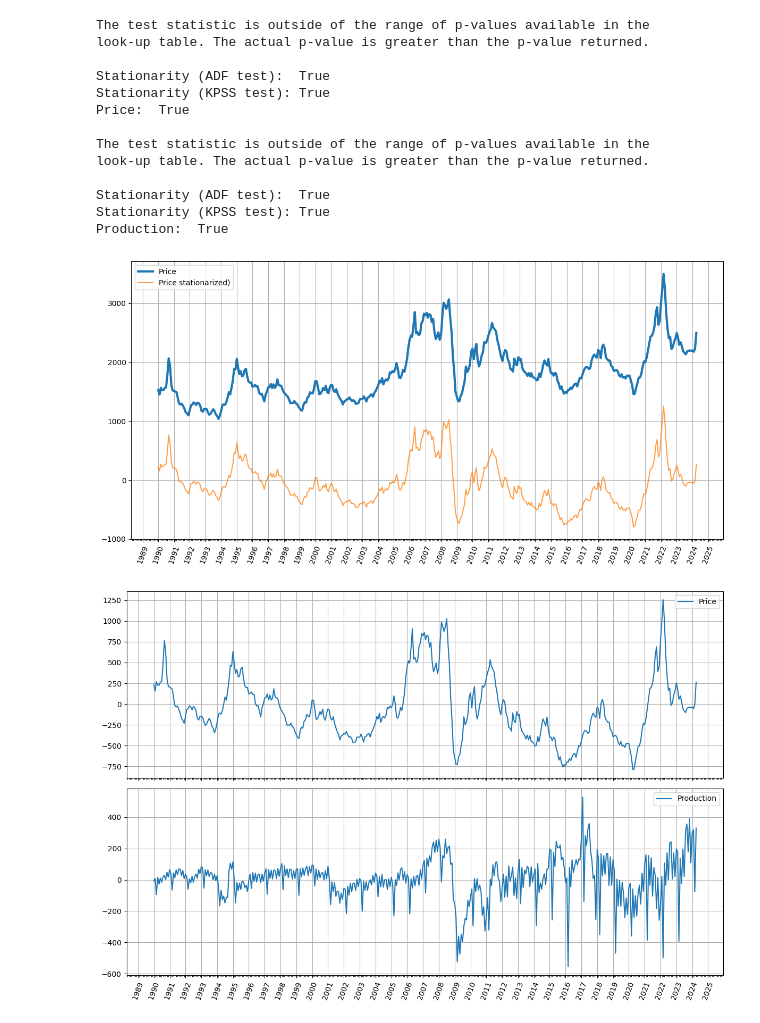
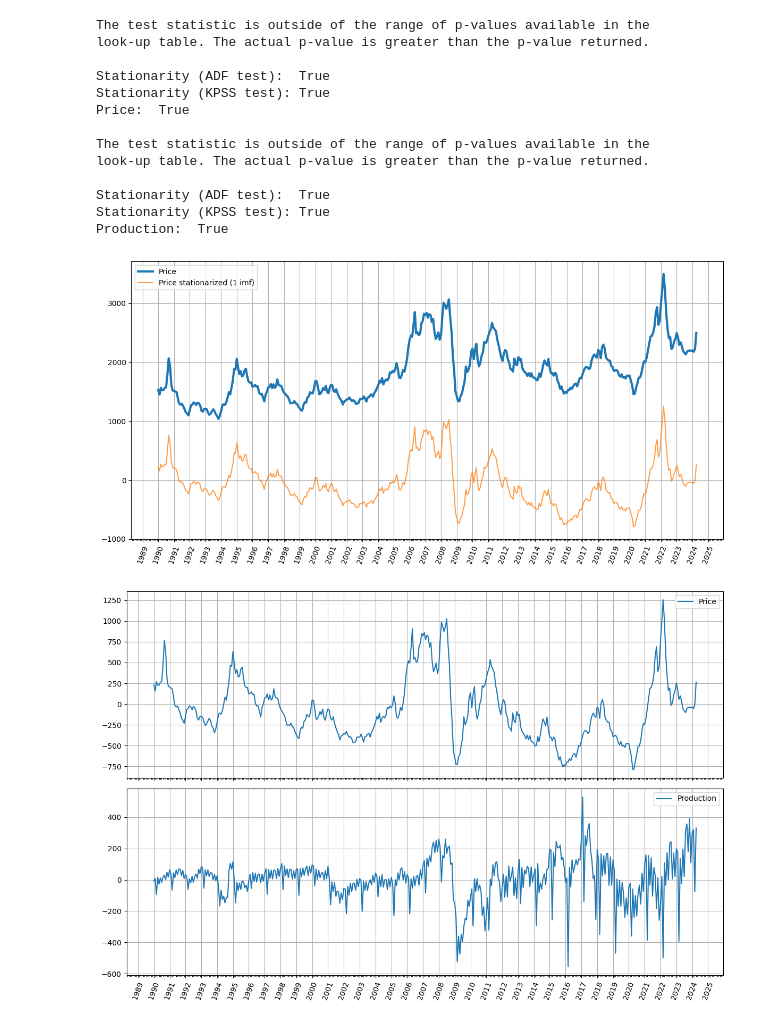
Before and after one commit to KKobuszewski/aluminium-prediction, a Jupyter notebook: notebooks/Aluminium_production.ipynb, the cells around one changed output. Drawn from its saved outputs; the diff is of its cells as text; code cells hidden in the pictures.

```diff
--- a/notebooks/Aluminium_production.ipynb
+++ b/notebooks/Aluminium_production.ipynb
@@ -284,20 +305,20 @@ Production:  True
 # %%
 fig = plt.figure(figsize=[12.,6.])
 ax1 = plt.gca()
 
 ax1.grid(True)
 ax1.xaxis.set_major_locator(matplotlib.dates.YearLocator())
 ax1.xaxis.set_minor_locator(matplotlib.dates.MonthLocator())
 ax1.plot(df['To'], df['Price'],linewidth=3.0, label='Price')
-ax1.plot(df['To'], price_stationarized, label='Price stationarized', alpha=0.75)
+ax1.plot(df['To'], price_stationarized, label='Price stationarized (1 imf)', alpha=0.75)
 ax1.legend(loc='best')
 
 plt.setp( ax1.xaxis.get_majorticklabels(), rotation=70 )
 fig.tight_layout()
 
 plt.show()
 # %% [output]
-[figure, old version]
+[figure, new version]
 # %%
 fig, axes = plt.subplots(ncols=1, nrows=2, sharex=True, figsize=[12.,8.])
 ax1, ax2 = axes.ravel()
```
Also changed, not shown: parts of 8 cells of this notebook, 5 other files.
